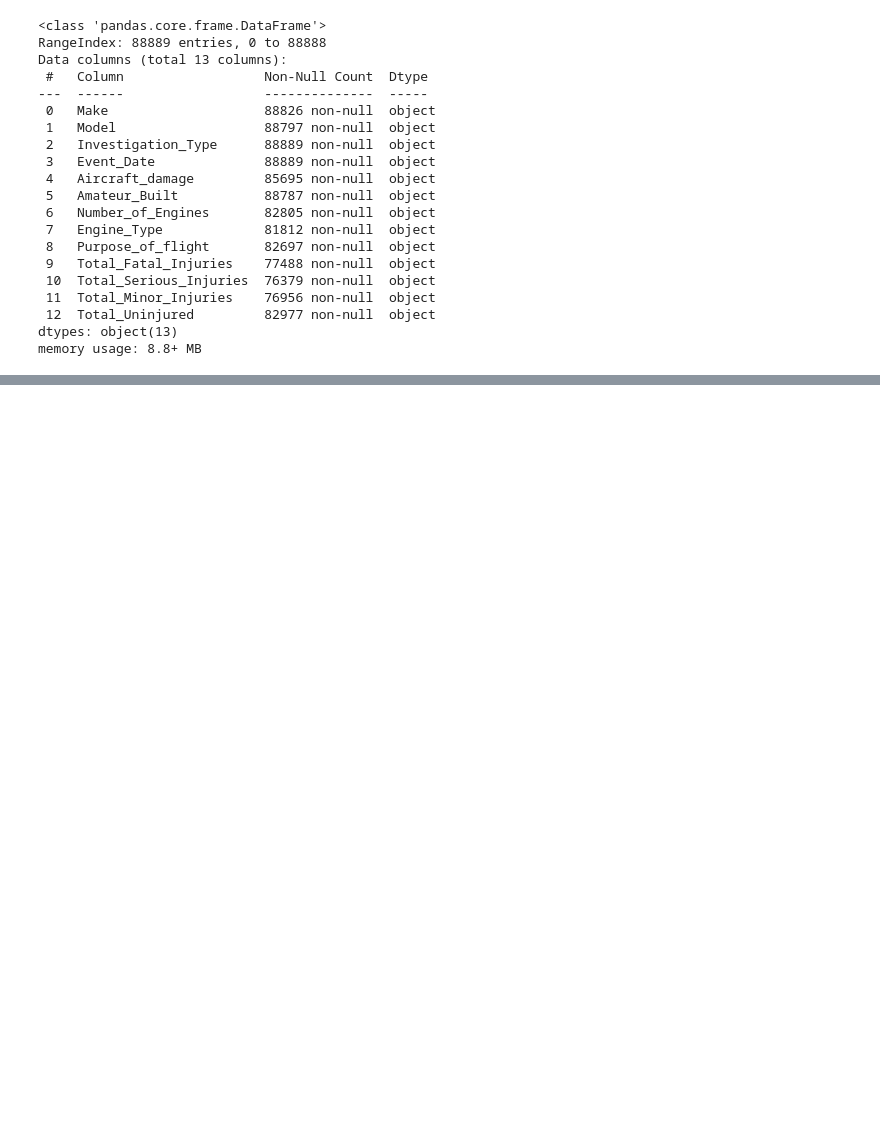
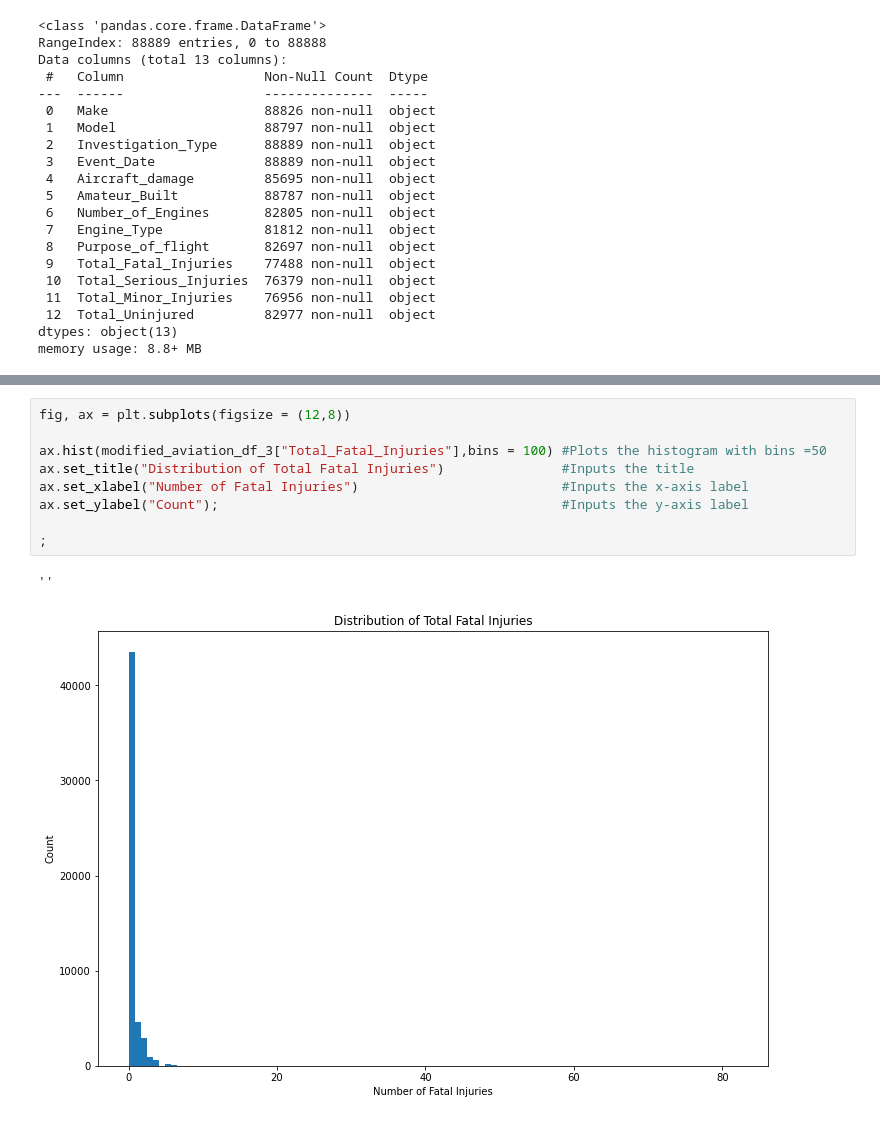
Before and after one commit to Gesh901/Aviation-Study, a Jupyter notebook: Project_Phase1.ipynb, the cells around one changed output, grey strips where cells are left out. Saved outputs shown, nothing was run; the diff lists cells and outputs as text; blank space fills up the shorter version.

```diff
--- a/Project_Phase1.ipynb
+++ b/Project_Phase1.ipynb
@@ -263,0 +642,12 @@ Name: Engine_Type, dtype: int64
+# %%
+fig, ax = plt.subplots(figsize = (12,8))
+
+ax.hist(modified_aviation_df_3["Total_Fatal_Injuries"],bins = 100) #Plots the histogram with bins =50
+ax.set_title("Distribution of Total Fatal Injuries")               #Inputs the title
+ax.set_xlabel("Number of Fatal Injuries")                          #Inputs the x-axis label
+ax.set_ylabel("Count");                                            #Inputs the y-axis label
+
+;
+# %% [output]
+''
+[figure, added]
```
Also changed, not shown: parts of 106 cells of this notebook, 1 other file.
